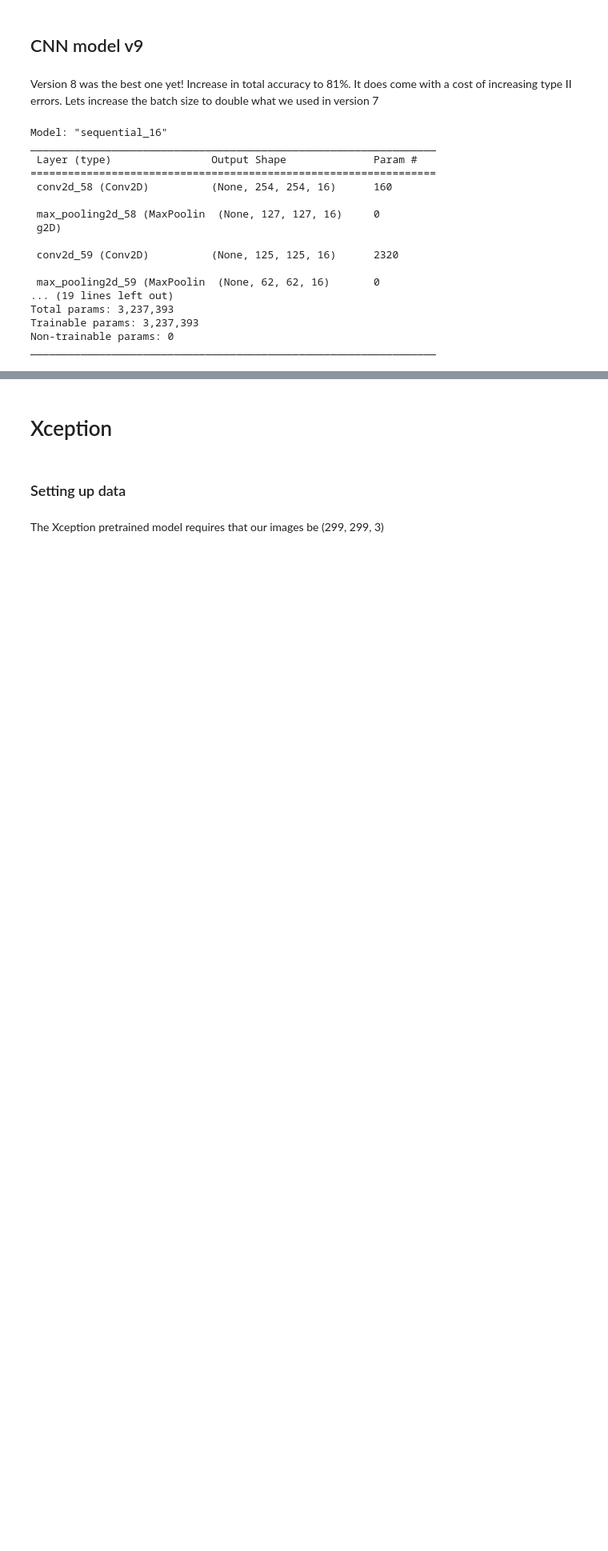
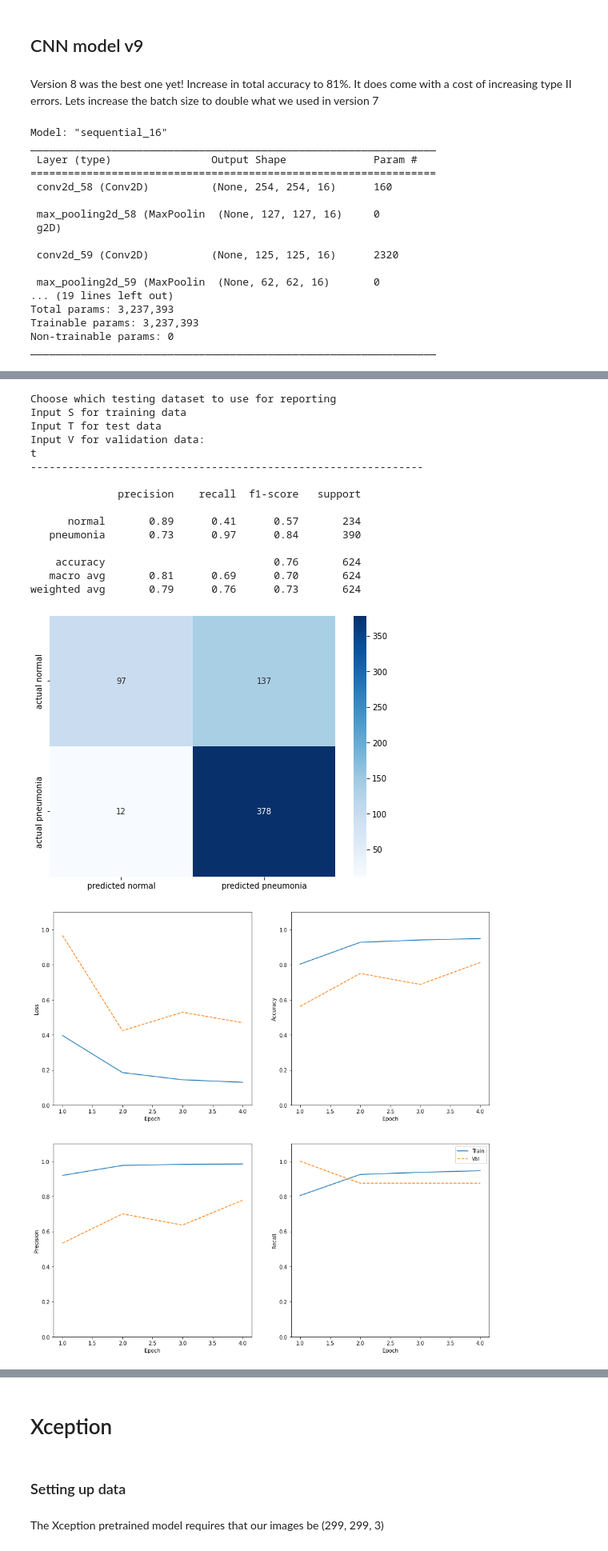
Before and after one commit to brtracy/phase_4_project, a Jupyter notebook: phase_4_project.ipynb, the cells around one changed output, grey strips where cells are left out. Shown at 80% size. Saved outputs shown, nothing was run; the diff lists cells and outputs as text; code cells hidden in the pictures; blank space fills up the shorter version.

Commit message:
save model 11, still nothing better

```diff
--- a/phase_4_project.ipynb
+++ b/phase_4_project.ipynb
@@ -1323,7 +1323,7 @@ def make_cnn_model():
     model.add(Conv2D(16, (3,3), activation=ACTIVATION, input_shape=INPUT_SHAPE))
     model.add(MaxPooling2D((2,2)))
 
-    model.add(Conv2D(16, (3,3), activation=ACTIVATION, input_shape=INPUT_SHAPE))
+    model.add(Conv2D(16, (3,3), activation=ACTIVATION))
     model.add(MaxPooling2D((2,2)))
 
     model.add(Conv2D(32, (3,3), activation=ACTIVATION))
@@ -1840,0 +1805,34 @@ cnn_model_v11.summary()
+# %%
+def make_cnn_model():
+
+    model = Sequential()
+
+    model.add(Conv2D(32, (3,3), activation=ACTIVATION, input_shape=INPUT_SHAPE))
+    model.add(MaxPooling2D((2,2)))
+
+    model.add(Conv2D(32, (3,3), activation=ACTIVATION))
+    model.add(MaxPooling2D((2,2)))
+
+    model.add(Conv2D(64, (3,3), activation=ACTIVATION))
+    model.add(MaxPooling2D((2,2)))
+
+    model.add(Conv2D(64, (3,3), activation=ACTIVATION))
+    model.add(MaxPooling2D((2,2)))
+
+    model.add(Conv2D(128, (3,3), activation=ACTIVATION))
+    model.add(MaxPooling2D((2,2)))
+
+    model.add(Flatten())
+
+    model.add(Dense(256, activation=ACTIVATION))
+
+    model.add(Dense(1, activation=OUTPUT))
+
+    model.compile(loss=LOSS,
+                  optimizer=OPTIMIZER,
+                  metrics=METRICS)
+
+    return model
+
+cnn_model_v14 = make_cnn_model()
+cnn_model_v14.summary()
@@ -1840,0 +1857,7 @@ cnn_model_v11.summary()
+# %%
+cnn_model_v14_results = cnn_model_v14.fit(X_train, y_train,
+                                        batch_size=BATCH_SIZE,
+                                        epochs=EPOCHS,
+                                        callbacks=CALLBACKS,
+                                        class_weight=class_weights,
+                                        validation_data=(X_val, y_val))
@@ -1840,0 +1877,20 @@ cnn_model_v11.summary()
+# %%
+full_report(cnn_model_v14, cnn_model_v14_results)
+# %% [output]
+Choose which testing dataset to use for reporting
+Input S for training data
+Input T for test data
+Input V for validation data:
+t
+---------------------------------------------------------------
+
+              precision    recall  f1-score   support
+
+      normal       0.89      0.41      0.57       234
+   pneumonia       0.73      0.97      0.84       390
+
+    accuracy                           0.76       624
+   macro avg       0.81      0.69      0.70       624
+weighted avg       0.79      0.76      0.73       624
+[figure, added]
+[figure, added]
```
Also changed, not shown: parts of 72 cells of this notebook, 4 other files.
